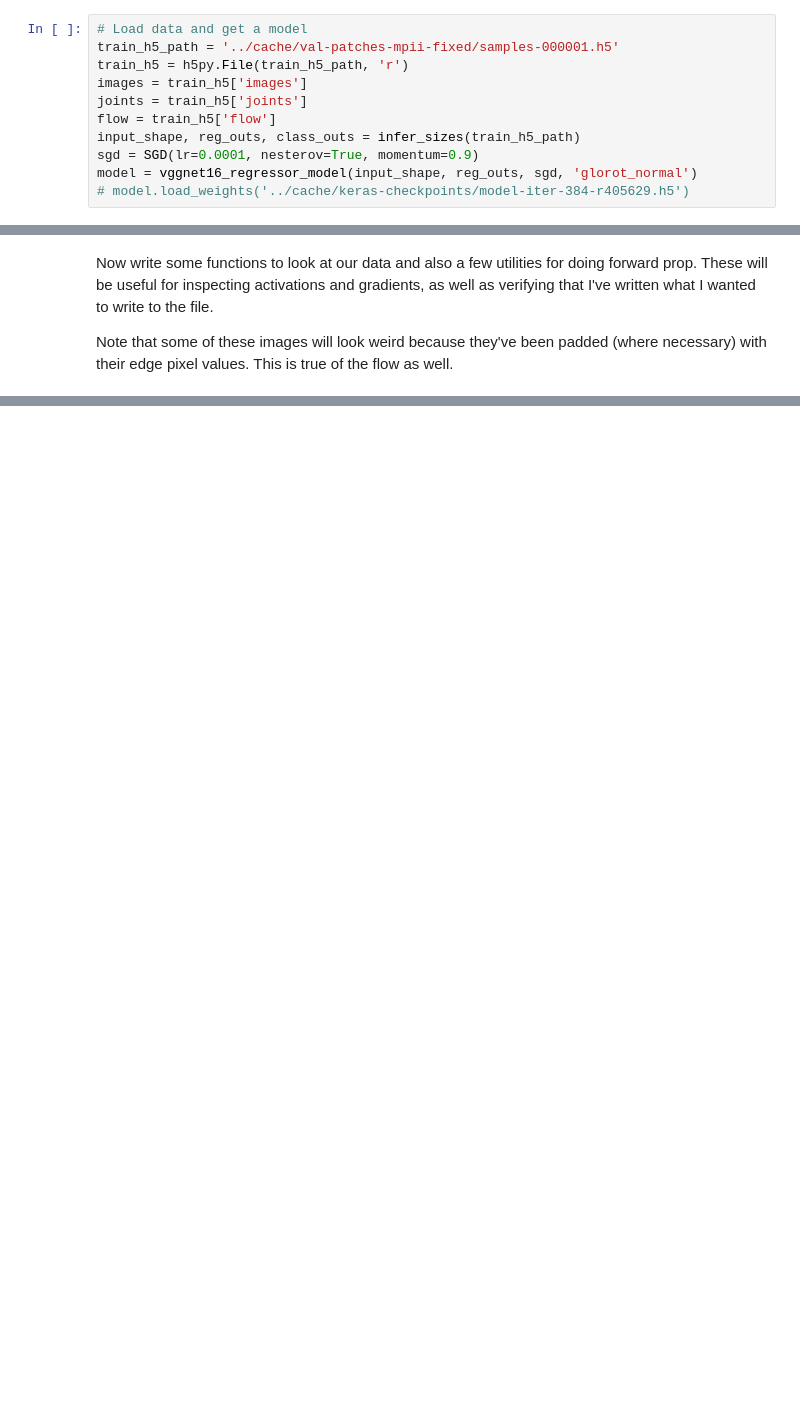
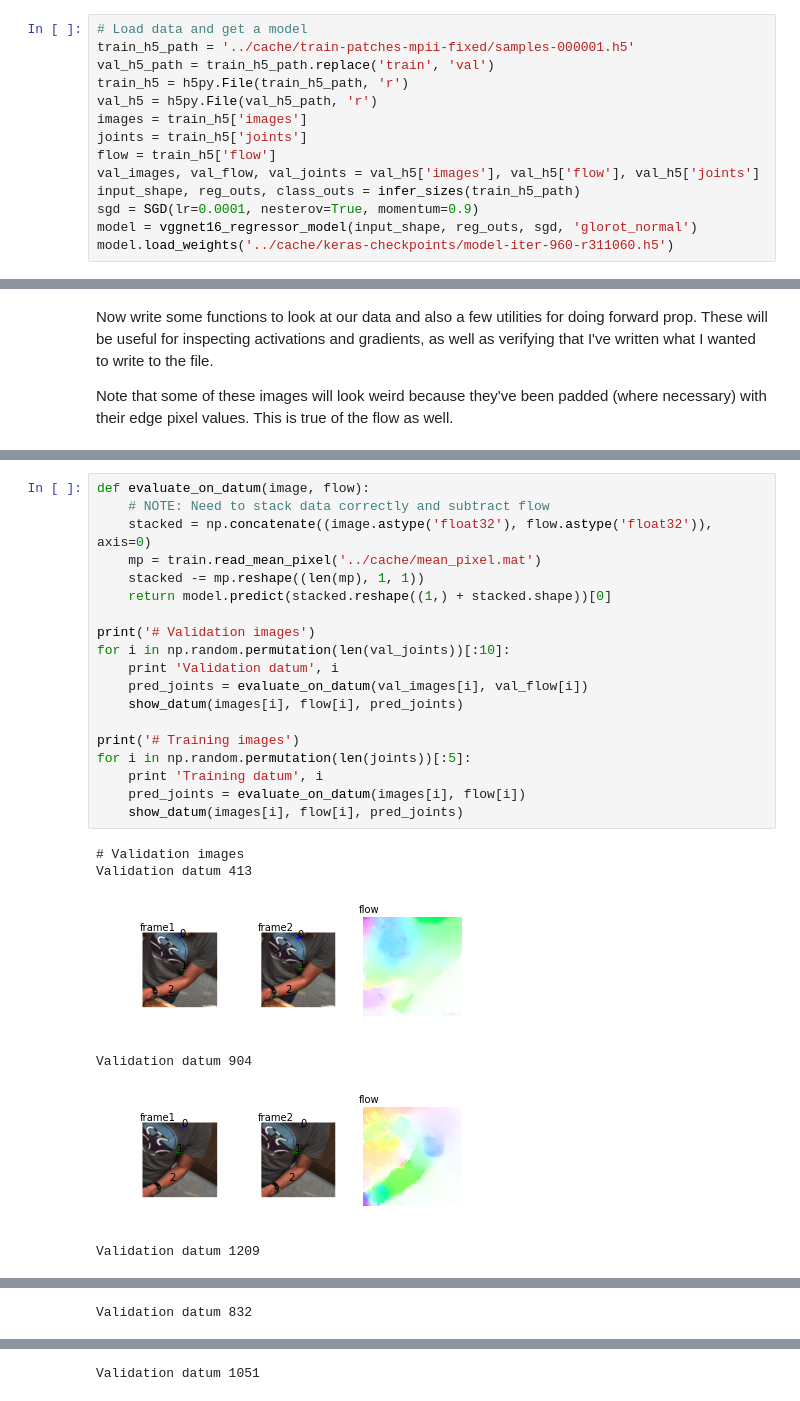
Before and after one commit to qxcv/joint-regressor, a Jupyter notebook: keras/debugging-convnet.ipynb, the cells around one changed output, grey strips where cells are left out. Cells and saved outputs as stored; diff of their text form; blank space fills up the shorter version.

Commit message:
Add predictions to convnet notebook

```diff
--- a/keras/debugging-convnet.ipynb
+++ b/keras/debugging-convnet.ipynb
@@ -24,15 +25,18 @@ Using Theano backend.
 Now load up our data H5 and grab some trained weights for our model.
 # %%
 # Load data and get a model
-train_h5_path = '../cache/val-patches-mpii-fixed/samples-000001.h5'
+train_h5_path = '../cache/train-patches-mpii-fixed/samples-000001.h5'
+val_h5_path = train_h5_path.replace('train', 'val')
 train_h5 = h5py.File(train_h5_path, 'r')
+val_h5 = h5py.File(val_h5_path, 'r')
 images = train_h5['images']
 joints = train_h5['joints']
 flow = train_h5['flow']
+val_images, val_flow, val_joints = val_h5['images'], val_h5['flow'], val_h5['joints']
 input_shape, reg_outs, class_outs = infer_sizes(train_h5_path)
 sgd = SGD(lr=0.0001, nesterov=True, momentum=0.9)
 model = vggnet16_regressor_model(input_shape, reg_outs, sgd, 'glorot_normal')
-# model.load_weights('../cache/keras-checkpoints/model-iter-384-r405629.h5')
+model.load_weights('../cache/keras-checkpoints/model-iter-960-r311060.h5')
 # %% [markdown]
 Start by doing a basic visualisation of our model and inspecting the shape of our data.
 # %%
@@ -134,0 +133,26 @@ mpii_data[(0, 0)]
+# %%
+def evaluate_on_datum(image, flow):
+    # NOTE: Need to stack data correctly and subtract flow
+    stacked = np.concatenate((image.astype('float32'), flow.astype('float32')), axis=0)
+    mp = train.read_mean_pixel('../cache/mean_pixel.mat')
+    stacked -= mp.reshape((len(mp), 1, 1))
+    return model.predict(stacked.reshape((1,) + stacked.shape))[0]
+
+print('# Validation images')
+for i in np.random.permutation(len(val_joints))[:10]:
+    print 'Validation datum', i
+    pred_joints = evaluate_on_datum(val_images[i], val_flow[i])
+    show_datum(images[i], flow[i], pred_joints)
+
+print('# Training images')
+for i in np.random.permutation(len(joints))[:5]:
+    print 'Training datum', i
+    pred_joints = evaluate_on_datum(images[i], flow[i])
+    show_datum(images[i], flow[i], pred_joints)
+# %% [output]
+# Validation images
+Validation datum 413
+[figure, added]
+Validation datum 904
+[figure, added]
+Validation datum 1209
@@ -134,0 +160 @@ mpii_data[(0, 0)]
+Validation datum 832
@@ -134,0 +162 @@ mpii_data[(0, 0)]
+Validation datum 1051
```
Also changed, not shown: parts of 7 cells of this notebook.
